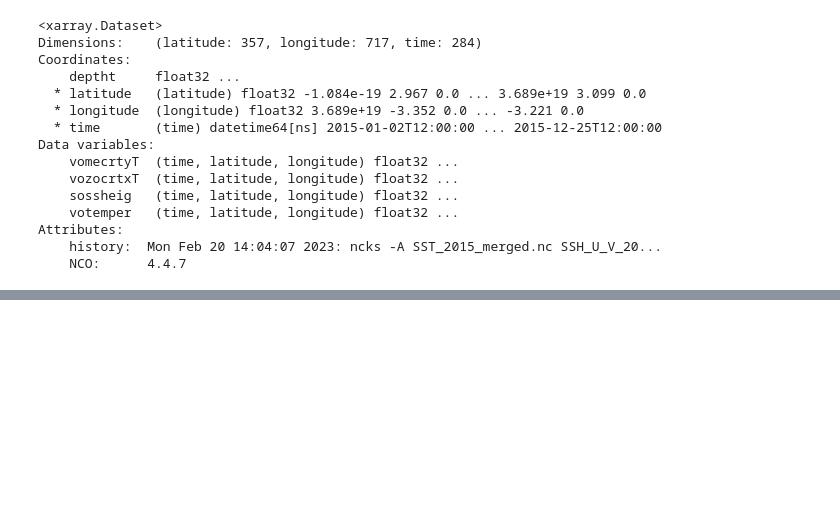
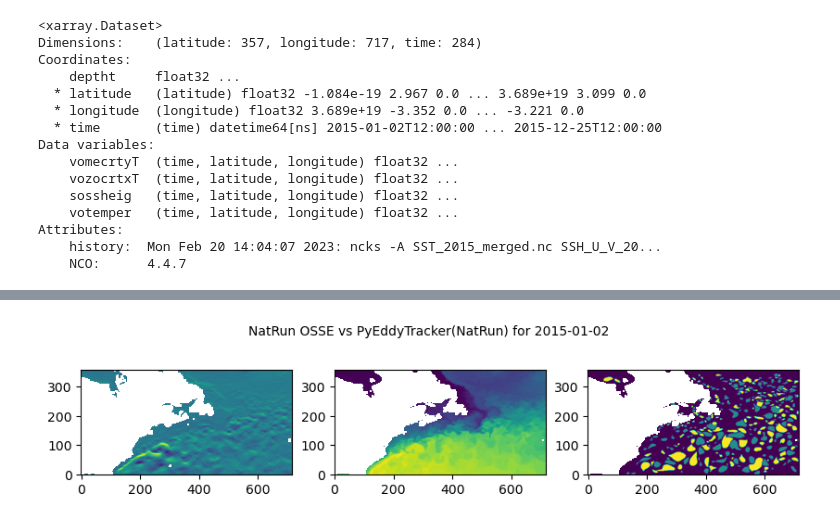
Before and after one commit to arthurlaquieze/hackathon-sdd, a Jupyter notebook: visualizedataset.ipynb, the cells around one changed output, grey strips where cells are left out. Saved outputs shown, nothing was run; the diff lists cells and outputs as text; code cells hidden in the pictures; blank space fills up the shorter version.

```diff
--- a/visualizedataset.ipynb
+++ b/visualizedataset.ipynb
@@ -66,0 +83,26 @@ Text(0.5, 0.6, 'NatRun OSSE vs PyEddyTracker(NatRun) for 2015-01-02')
+# %%
+# make animation of the previous cell over several days
+import matplotlib.animation as animation
+from matplotlib import rc
+from IPython.display import HTML
+
+fig, ax = plt.subplots(1, 3, figsize = (10, 10))
+# ax[0].imshow(OSSE_train.vozocrtxT.values[day], origin = "lower")#, extent = [lat_min, lon_min, lat_max, lon_max])
+# ax[0].set_title("U, m/s")
+# #ax[0].colorbar()
+# ax[1].imshow(OSSE_train.votemper.values[day], origin = "lower")#, extent = [lat_min, lon_min, lat_max, lon_max])
+# ax[1].set_title("T°C")
+# ax[2].imshow(eddies_train.eddies.values[day], origin = "lower")#, extent = [lat_min, lon_min, lat_max, lon_max])
+# ax[2].set_title("eddies")
+# fig.suptitle("NatRun OSSE vs PyEddyTracker(NatRun) for "+str(OSSE_train.time.values[day])[:10], fontsize = 10, y = 0.6)
+
+def animate(i):
+    ax[0].imshow(OSSE_train.vozocrtxT.values[i], origin = "lower")
+    ax[1].imshow(OSSE_train.votemper.values[i], origin = "lower")
+    ax[2].imshow(eddies_train.eddies.values[i], origin = "lower")
+    fig.suptitle("NatRun OSSE vs PyEddyTracker(NatRun) for "+str(OSSE_train.time.values[i])[:10], fontsize = 10, y = 0.6)
+    return fig,
+
+anim = animation.FuncAnimation(fig, animate, frames = 30, interval = 100)
+HTML(anim.to_html5_video())
+# %% [output]
@@ -66,0 +110 @@ Text(0.5, 0.6, 'NatRun OSSE vs PyEddyTracker(NatRun) for 2015-01-02')
+[figure, added]
```
Also changed, not shown: parts of 5 cells of this notebook.
